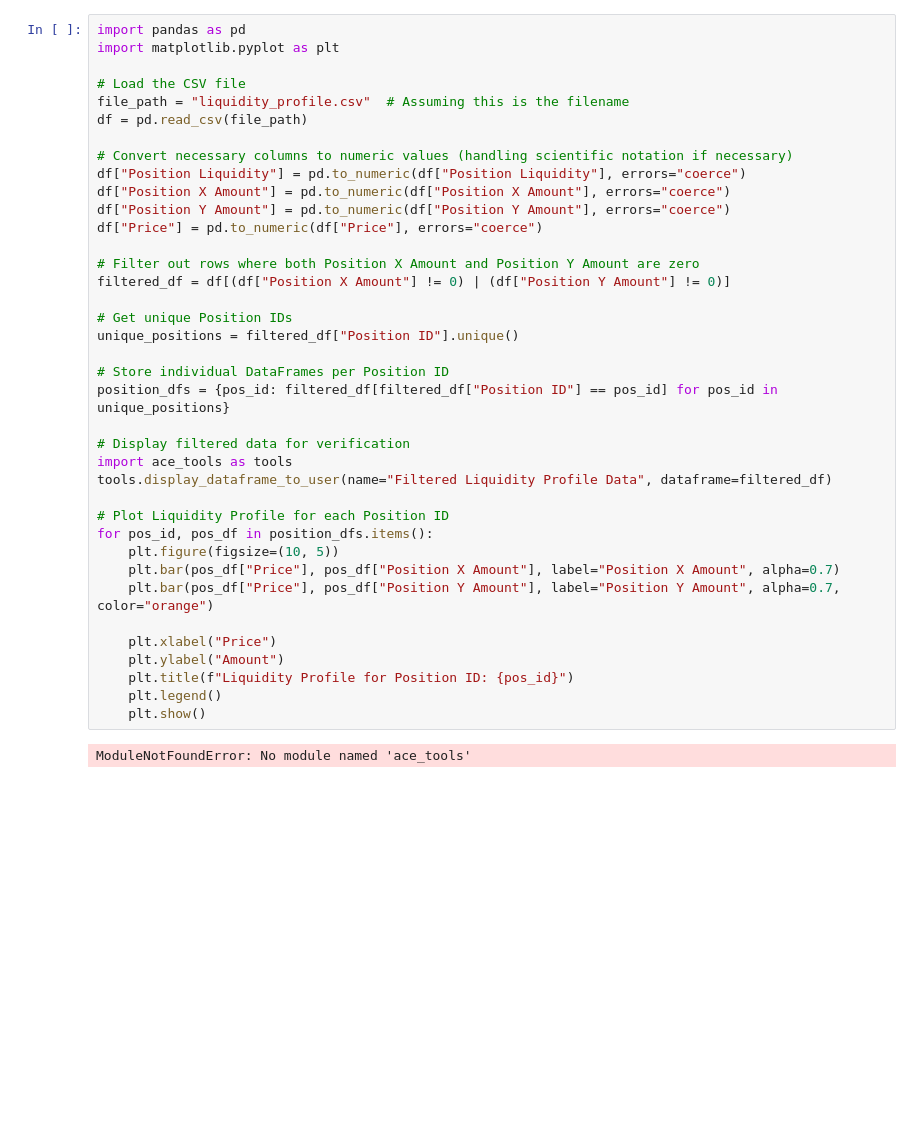
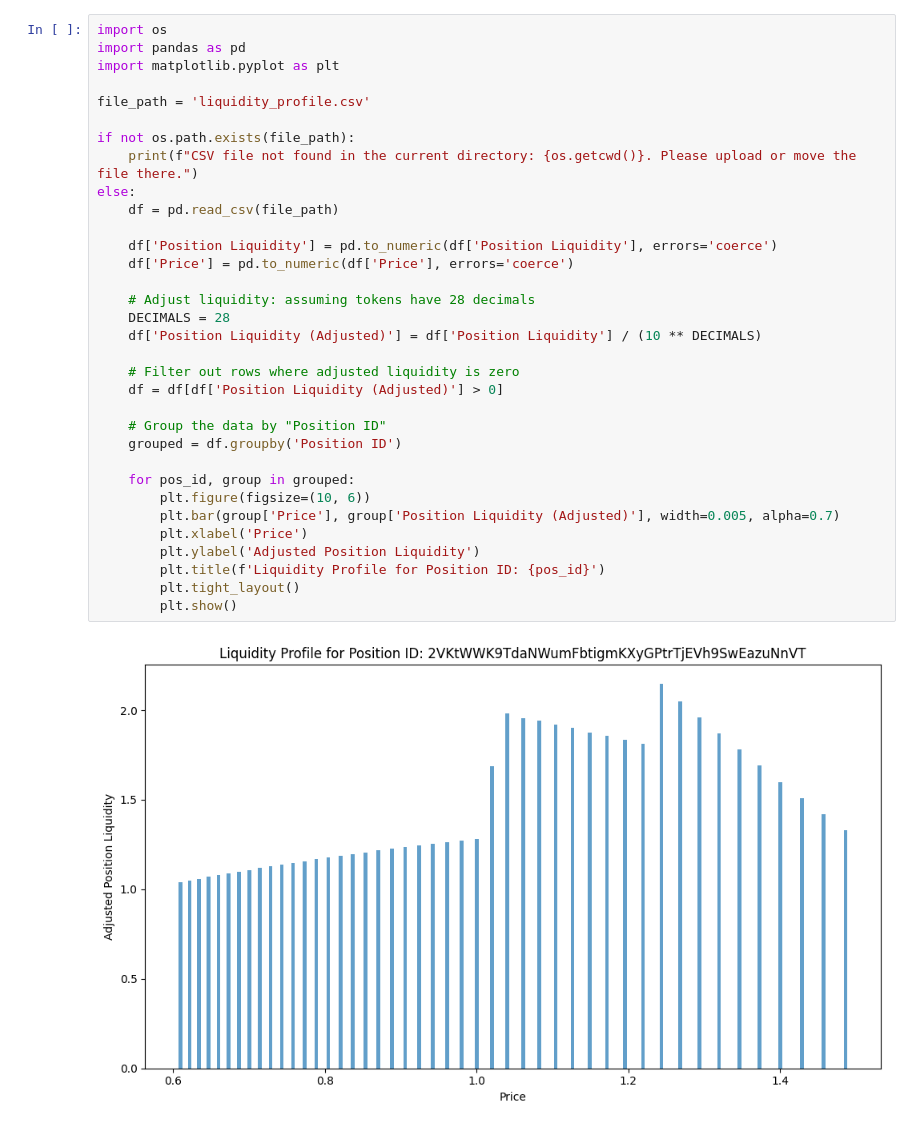
Before and after one commit to marescialloNino/lp-monitor, a Jupyter notebook: notebooks/liquidity_profiles.ipynb, the cells around one changed output. Cells and saved outputs as stored; diff of their text form; blank space fills up the shorter version.

Commit message:
add liquidity profile notebook

```diff
--- a/notebooks/liquidity_profiles.ipynb
+++ b/notebooks/liquidity_profiles.ipynb
@@ -1,40 +1,35 @@
-# %%
-import pandas as pd
-import matplotlib.pyplot as plt
-
-# Load the CSV file
-file_path = "liquidity_profile.csv"  # Assuming this is the filename
-df = pd.read_csv(file_path)
-
-# Convert necessary columns to numeric values (handling scientific notation if necessary)
-df["Position Liquidity"] = pd.to_numeric(df["Position Liquidity"], errors="coerce")
-df["Position X Amount"] = pd.to_numeric(df["Position X Amount"], errors="coerce")
-df["Position Y Amount"] = pd.to_numeric(df["Position Y Amount"], errors="coerce")
-df["Price"] = pd.to_numeric(df["Price"], errors="coerce")
-
-# Filter out rows where both Position X Amount and Position Y Amount are zero
-filtered_df = df[(df["Position X Amount"] != 0) | (df["Position Y Amount"] != 0)]
-
-# Get unique Position IDs
-unique_positions = filtered_df["Position ID"].unique()
-
-# Store individual DataFrames per Position ID
-position_dfs = {pos_id: filtered_df[filtered_df["Position ID"] == pos_id] for pos_id in unique_positions}
-
-# Display filtered data for verification
-import ace_tools as tools
-tools.display_dataframe_to_user(name="Filtered Liquidity Profile Data", dataframe=filtered_df)
-
-# Plot Liquidity Profile for each Position ID
-for pos_id, pos_df in position_dfs.items():
-    plt.figure(figsize=(10, 5))
-    plt.bar(pos_df["Price"], pos_df["Position X Amount"], label="Position X Amount", alpha=0.7)
-    plt.bar(pos_df["Price"], pos_df["Position Y Amount"], label="Position Y Amount", alpha=0.7, color="orange")
-
-    plt.xlabel("Price")
-    plt.ylabel("Amount")
-    plt.title(f"Liquidity Profile for Position ID: {pos_id}")
-    plt.legend()
-    plt.show()
-# %% [output]
-ModuleNotFoundError: No module named 'ace_tools'
+# %%
+import os
+import pandas as pd
+import matplotlib.pyplot as plt
+
+file_path = 'liquidity_profile.csv'
+
+if not os.path.exists(file_path):
+    print(f"CSV file not found in the current directory: {os.getcwd()}. Please upload or move the file there.")
+else:
+    df = pd.read_csv(file_path)
+
+    df['Position Liquidity'] = pd.to_numeric(df['Position Liquidity'], errors='coerce')
+    df['Price'] = pd.to_numeric(df['Price'], errors='coerce')
+
+    # Adjust liquidity: assuming tokens have 28 decimals
+    DECIMALS = 28
+    df['Position Liquidity (Adjusted)'] = df['Position Liquidity'] / (10 ** DECIMALS)
+
+    # Filter out rows where adjusted liquidity is zero
+    df = df[df['Position Liquidity (Adjusted)'] > 0]
+
+    # Group the data by "Position ID"
+    grouped = df.groupby('Position ID')
+
+    for pos_id, group in grouped:
+        plt.figure(figsize=(10, 6))
+        plt.bar(group['Price'], group['Position Liquidity (Adjusted)'], width=0.005, alpha=0.7)
+        plt.xlabel('Price')
+        plt.ylabel('Adjusted Position Liquidity')
+        plt.title(f'Liquidity Profile for Position ID: {pos_id}')
+        plt.tight_layout()
+        plt.show()
+# %% [output]
+[figure, added]
```
Also changed, not shown: parts of 1 cell of this notebook, 1 other file.
